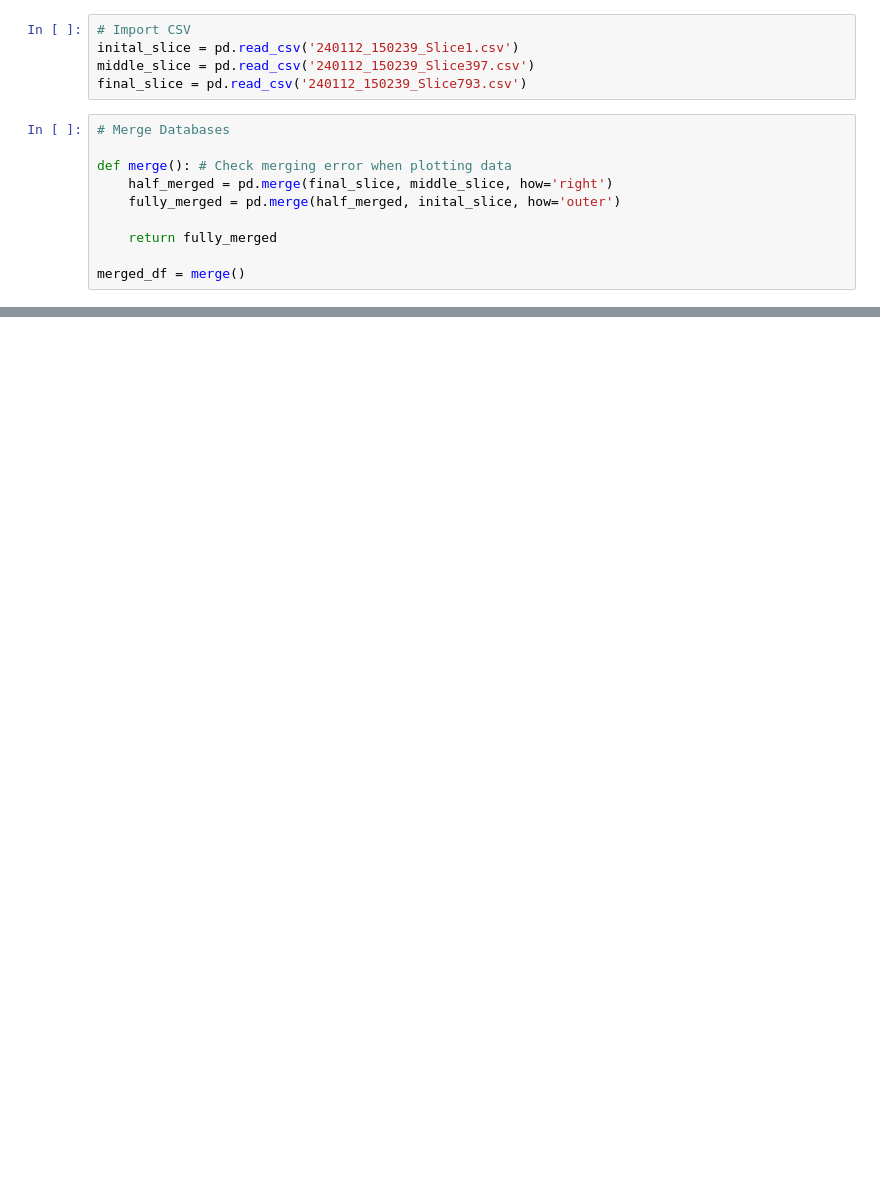
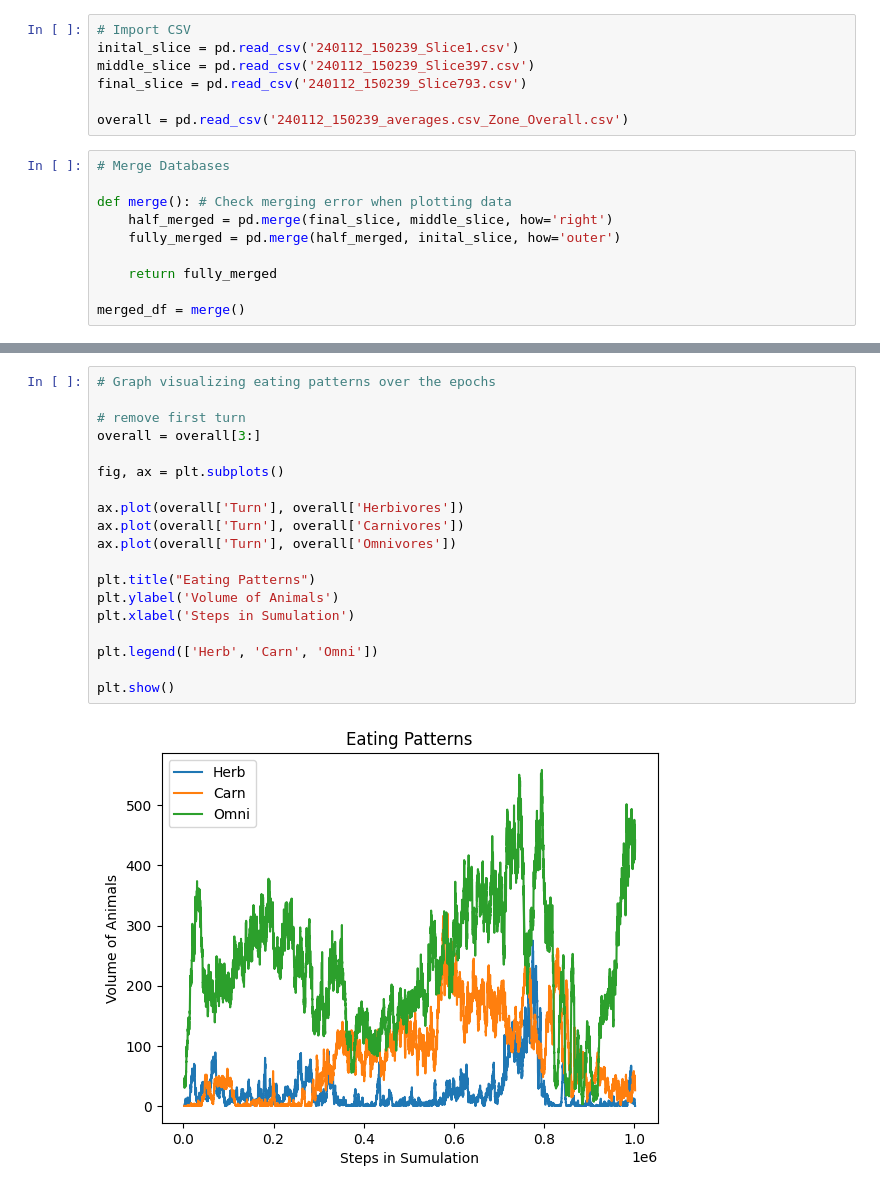
Before and after one commit to IanHornblower/CS-176-project, a Jupyter notebook: main.ipynb, the cells around one changed output, grey strips where cells are left out. Drawn from its saved outputs; the diff is of its cells as text; blank space fills up the shorter version.

```diff
--- a/main.ipynb
+++ b/main.ipynb
@@ -10,6 +12,8 @@ pd.set_option('display.max_columns', None)
 inital_slice = pd.read_csv('240112_150239_Slice1.csv')
 middle_slice = pd.read_csv('240112_150239_Slice397.csv')
 final_slice = pd.read_csv('240112_150239_Slice793.csv')
+
+overall = pd.read_csv('240112_150239_averages.csv_Zone_Overall.csv')
 # %%
 # Merge Databases
 
@@ -50,0 +105,21 @@ plt.show()
+# %%
+# Graph visualizing eating patterns over the epochs
+
+# remove first turn
+overall = overall[3:]
+
+fig, ax = plt.subplots()
+
+ax.plot(overall['Turn'], overall['Herbivores'])
+ax.plot(overall['Turn'], overall['Carnivores'])
+ax.plot(overall['Turn'], overall['Omnivores'])
+
+plt.title("Eating Patterns")
+plt.ylabel('Volume of Animals')
+plt.xlabel('Steps in Sumulation')
+
+plt.legend(['Herb', 'Carn', 'Omni'])
+
+plt.show()
+# %% [output]
+[figure, added]
```
Also changed, not shown: parts of 6 cells of this notebook, 2 other files.
